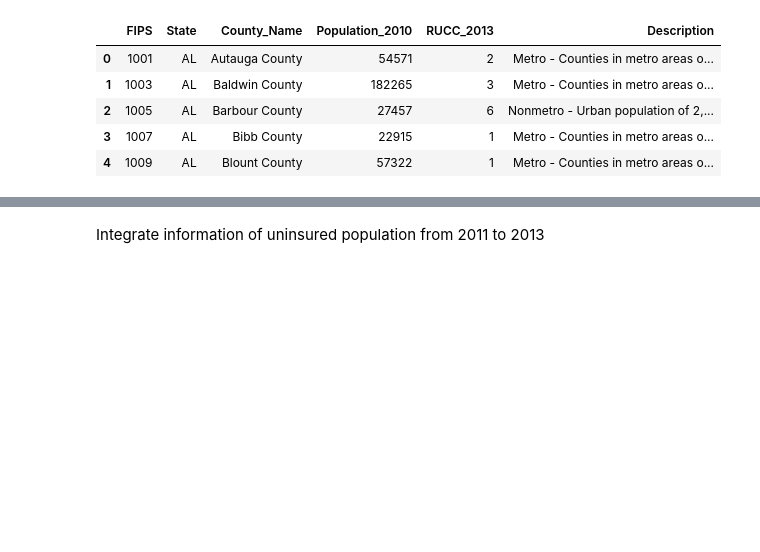
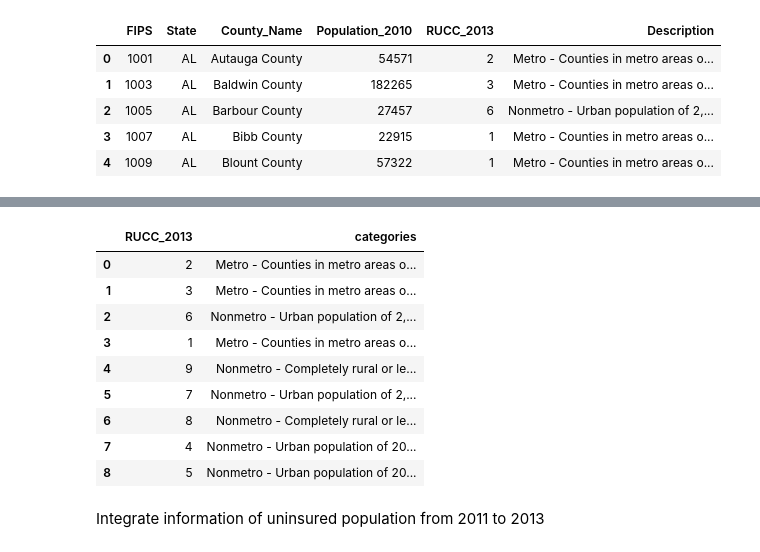
Before and after one commit to cathyxinxyz/Capstone_Project_1, a Jupyter notebook: Codes/Data Integration.ipynb, the cells around one changed output, grey strips where cells are left out. Drawn from its saved outputs; the diff is of its cells as text; code cells hidden in the pictures; blank space fills up the shorter version.

```diff
--- a/Codes/Data Integration.ipynb
+++ b/Codes/Data Integration.ipynb
@@ -363,0 +388,10 @@ TypeError: arange: scalar arguments expected instead of a tuple.
+# %%
+description_dict={1:df[df['RUCC_2013']==1]['Description'].unique()[0],
+                  2:df[df['RUCC_2013']==2]['Description'].unique()[0],
+                  3:df[df['RUCC_2013']==3]['Description'].unique()[0],
+                  4:df[df['RUCC_2013']==4]['Description'].unique()[0],
+                  5:df[df['RUCC_2013']==5]['Description'].unique()[0],
+                  6:df[df['RUCC_2013']==6]['Description'].unique()[0],
+                  7:df[df['RUCC_2013']==7]['Description'].unique()[0],
+                  8:df[df['RUCC_2013']==8]['Description'].unique()[0],
+                  9:df[df['RUCC_2013']==9]['Description'].unique()[0]}
@@ -363,0 +423,15 @@ TypeError: arange: scalar arguments expected instead of a tuple.
+# %%
+df_RUCC_info['categories']=df_RUCC_info['RUCC_2013'].map(description_dict)
+# %%
+df_RUCC_info
+# %% [output]
+|  | RUCC_2013 | categories |
+| 0 | 2 | Metro - Counties in metro areas o... |
+| 1 | 3 | Metro - Counties in metro areas o... |
+| 2 | 6 | Nonmetro - Urban population of 2,... |
+| 3 | 1 | Metro - Counties in metro areas o... |
+| 4 | 9 | Nonmetro - Completely rural or le... |
+| 5 | 7 | Nonmetro - Urban population of 2,... |
+| 6 | 8 | Nonmetro - Completely rural or le... |
+| 7 | 4 | Nonmetro - Urban population of 20... |
+| 8 | 5 | Nonmetro - Urban population of 20... |
```
Also changed, not shown: parts of 7 cells of this notebook, 2 other files.
